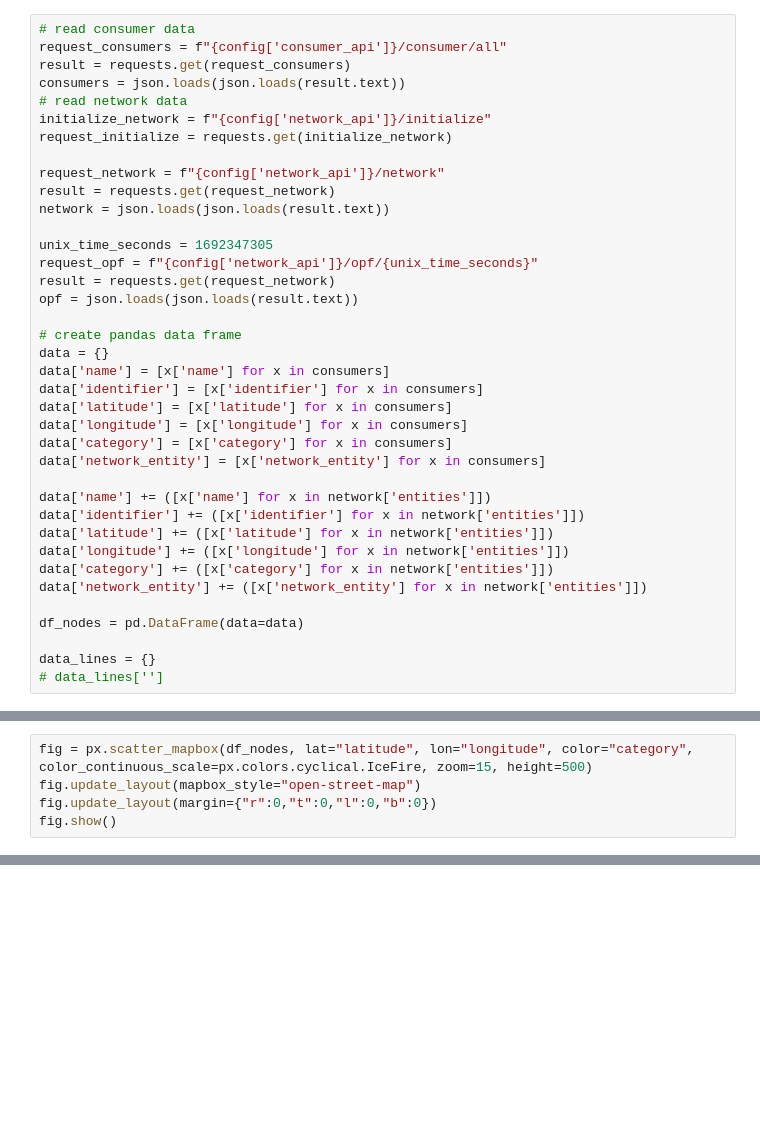
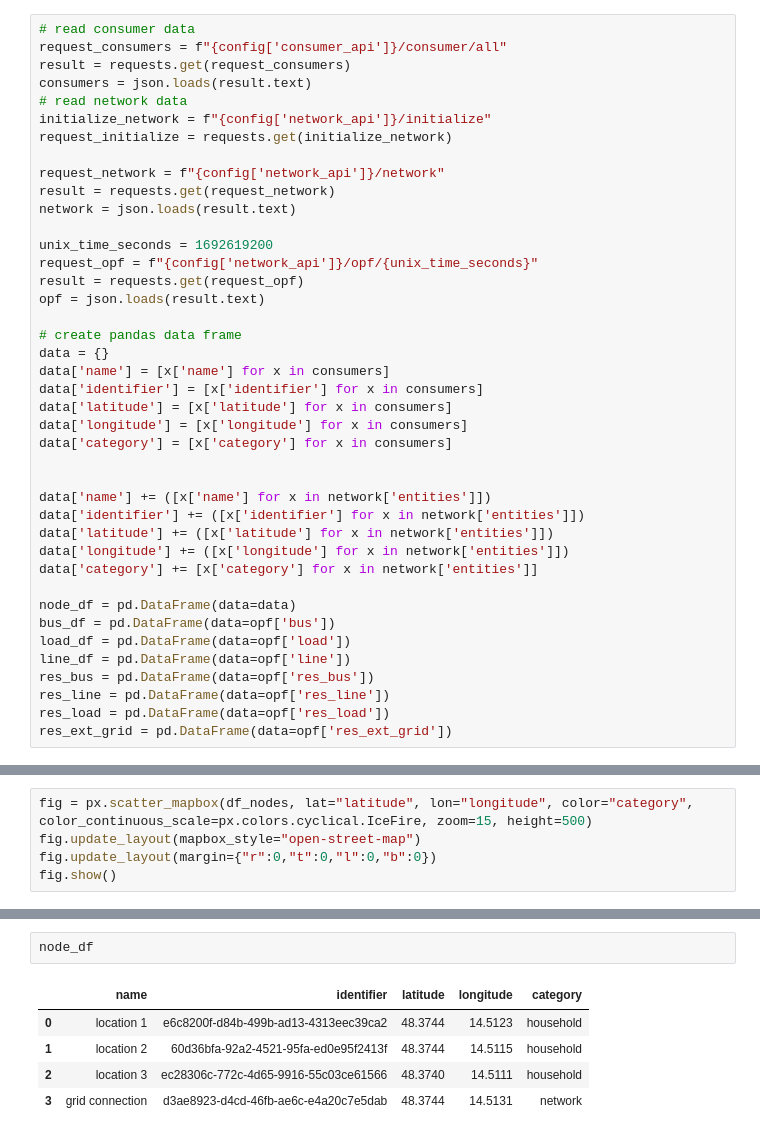
Before and after one commit to prescriptiveanalytics/EnergyScheduling, a Jupyter notebook: Prototype/coordinator/demo.ipynb, the cells around one changed output, grey strips where cells are left out. Drawn from its saved outputs; the diff is of its cells as text; blank space fills up the shorter version.

```diff
--- a/Prototype/coordinator/demo.ipynb
+++ b/Prototype/coordinator/demo.ipynb
@@ -12,19 +88,19 @@ with open(config_file, "r") as input_file:
 # read consumer data
 request_consumers = f"{config['consumer_api']}/consumer/all"
 result = requests.get(request_consumers)
-consumers = json.loads(json.loads(result.text))
+consumers = json.loads(result.text)
 # read network data
 initialize_network = f"{config['network_api']}/initialize"
 request_initialize = requests.get(initialize_network)
 
 request_network = f"{config['network_api']}/network"
 result = requests.get(request_network)
-network = json.loads(json.loads(result.text))
+network = json.loads(result.text)
 
-unix_time_seconds = 1692347305
+unix_time_seconds = 1692619200
 request_opf = f"{config['network_api']}/opf/{unix_time_seconds}"
-result = requests.get(request_network)
-opf = json.loads(json.loads(result.text))
+result = requests.get(request_opf)
+opf = json.loads(result.text)
 
 # create pandas data frame
 data = {}
@@ -33,16 +109,19 @@ data['identifier'] = [x['identifier'] for x in consumers]
 data['latitude'] = [x['latitude'] for x in consumers]
 data['longitude'] = [x['longitude'] for x in consumers]
 data['category'] = [x['category'] for x in consumers]
-data['network_entity'] = [x['network_entity'] for x in consumers]
+
 
 data['name'] += ([x['name'] for x in network['entities']])
 data['identifier'] += ([x['identifier'] for x in network['entities']])
 data['latitude'] += ([x['latitude'] for x in network['entities']])
 data['longitude'] += ([x['longitude'] for x in network['entities']])
-data['category'] += ([x['category'] for x in network['entities']])
-data['network_entity'] += ([x['network_entity'] for x in network['entities']])
+data['category'] += [x['category'] for x in network['entities']]
 
-df_nodes = pd.DataFrame(data=data)
-
-data_lines = {}
-# data_lines['']
+node_df = pd.DataFrame(data=data)
+bus_df = pd.DataFrame(data=opf['bus'])
+load_df = pd.DataFrame(data=opf['load'])
+line_df = pd.DataFrame(data=opf['line'])
+res_bus = pd.DataFrame(data=opf['res_bus'])
+res_line = pd.DataFrame(data=opf['res_line'])
+res_load = pd.DataFrame(data=opf['res_load'])
+res_ext_grid = pd.DataFrame(data=opf['res_ext_grid'])
@@ -72,0 +191,8 @@ fig
+# %%
+node_df
+# %% [output]
+|  | name | identifier | latitude | longitude | category |
+| 0 | location 1 | e6c8200f-d84b-499b-ad13-4313eec39ca2 | 48.3744 | 14.5123 | household |
+| 1 | location 2 | 60d36bfa-92a2-4521-95fa-ed0e95f2413f | 48.3744 | 14.5115 | household |
+| 2 | location 3 | ec28306c-772c-4d65-9916-55c03ce61566 | 48.3740 | 14.5111 | household |
+| 3 | grid connection | d3ae8923-d4cd-46fb-ae6c-e4a20c7e5dab | 48.3744 | 14.5131 | network |
```
Also changed, not shown: parts of 16 cells of this notebook.
